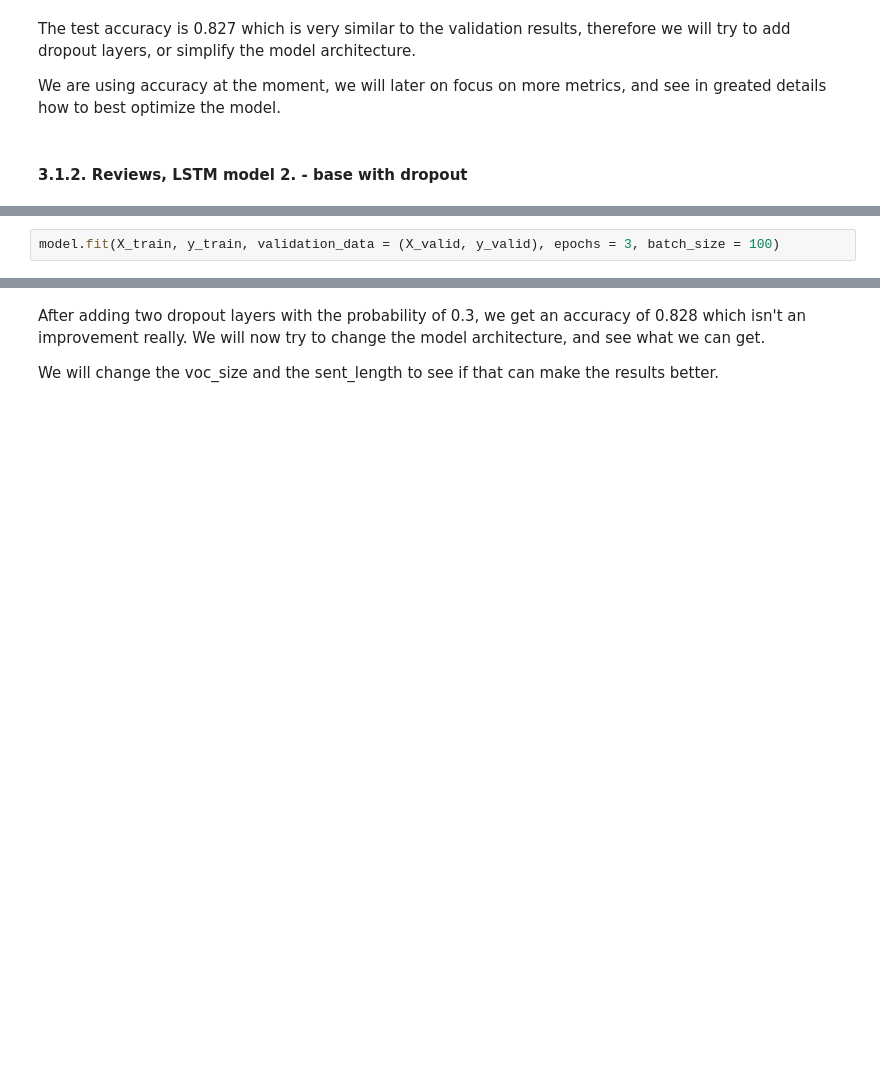
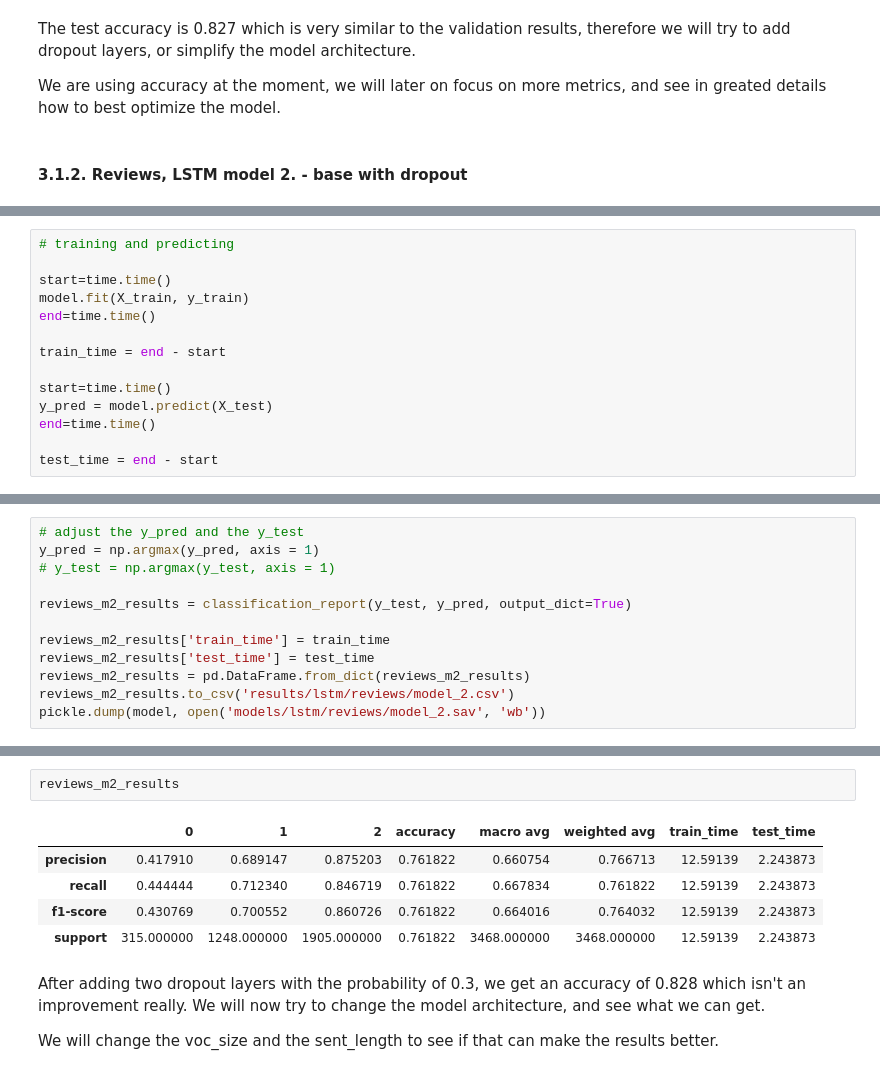
Before and after one commit to r-gg/ml-37, a Jupyter notebook: Exercise 3/lstm-model.ipynb, the cells around one changed output, grey strips where cells are left out. Saved outputs shown, nothing was run; the diff lists cells and outputs as text; blank space fills up the shorter version.

```diff
--- a/Exercise 3/lstm-model.ipynb
+++ b/Exercise 3/lstm-model.ipynb
@@ -323,5 +342,3 @@ Trainable params: 256,703
 Non-trainable params: 0
 _________________________________________________________________
 None
-# %%
-model.fit(X_train, y_train, validation_data = (X_valid, y_valid), epochs = 3, batch_size = 100)
@@ -358,0 +345,14 @@ f1_score(y_test,y_pred, average='weighted')
+# %%
+# training and predicting
+
+start=time.time()
+model.fit(X_train, y_train)
+end=time.time()
+
+train_time = end - start
+
+start=time.time()
+y_pred = model.predict(X_test)
+end=time.time()
+
+test_time = end - start
@@ -358,0 +361,12 @@ f1_score(y_test,y_pred, average='weighted')
+# %%
+# adjust the y_pred and the y_test
+y_pred = np.argmax(y_pred, axis = 1)
+# y_test = np.argmax(y_test, axis = 1)
+
+reviews_m2_results = classification_report(y_test, y_pred, output_dict=True)
+
+reviews_m2_results['train_time'] = train_time
+reviews_m2_results['test_time'] = test_time
+reviews_m2_results = pd.DataFrame.from_dict(reviews_m2_results)
+reviews_m2_results.to_csv('results/lstm/reviews/model_2.csv')
+pickle.dump(model, open('models/lstm/reviews/model_2.sav', 'wb'))
@@ -359,3 +378,11 @@ f1_score(y_test,y_pred, average='weighted')
+# %%
+reviews_m2_results
+# %% [output]
+|  | 0 | 1 | 2 | accuracy | macro avg | weighted avg | train_time | test_time |
+| precision | 0.417910 | 0.689147 | 0.875203 | 0.761822 | 0.660754 | 0.766713 | 12.59139 | 2.243873 |
+| recall | 0.444444 | 0.712340 | 0.846719 | 0.761822 | 0.667834 | 0.761822 | 12.59139 | 2.243873 |
+| f1-score | 0.430769 | 0.700552 | 0.860726 | 0.761822 | 0.664016 | 0.764032 | 12.59139 | 2.243873 |
+| support | 315.000000 | 1248.000000 | 1905.000000 | 0.761822 | 3468.000000 | 3468.000000 | 12.59139 | 2.243873 |
 # %% [markdown]
 After adding two dropout layers with the probability of 0.3, we get an accuracy of 0.828 which isn't an improvement really. We will now try to change the model architecture, and see what we can get.
 
```
Also changed, not shown: parts of 89 cells of this notebook, 12 other files.
